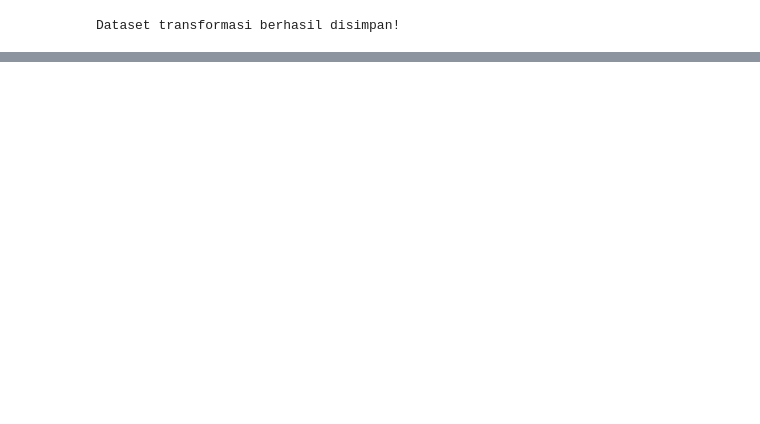
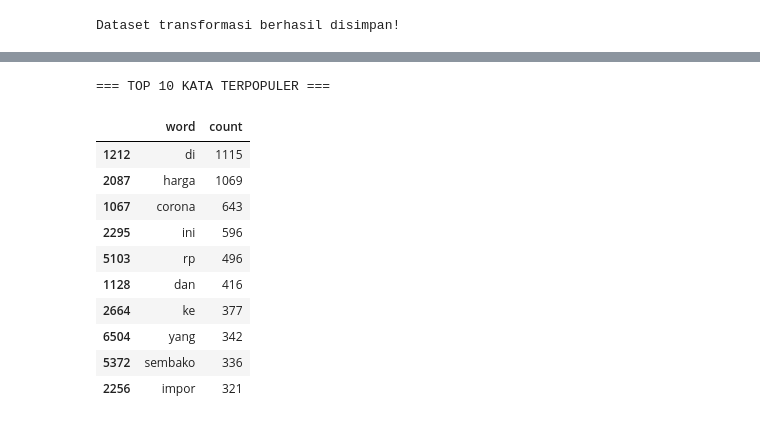
Before and after one commit to afllaabdi/tugas_NLP, a Jupyter notebook: Source_Code.ipynb, the cells around one changed output, grey strips where cells are left out. Drawn from its saved outputs; the diff is of its cells as text; code cells hidden in the pictures; blank space fills up the shorter version.

```diff
--- a/Source_Code.ipynb
+++ b/Source_Code.ipynb
@@ -250,0 +486,27 @@ Dataset transformasi berhasil disimpan!
+# %%
+# =========================
+# TOP WORDS (UNIGRAM)
+# =========================
+word_counts = bow_matrix.sum(axis=0).A1
+words = bow.get_feature_names_out()
+
+top_words_df = pd.DataFrame({
+    'word': words,
+    'count': word_counts
+}).sort_values(by='count', ascending=False)
+
+print("\n=== TOP 10 KATA TERPOPULER ===")
+display(top_words_df.head(10))
+# %% [output]
+=== TOP 10 KATA TERPOPULER ===
+|  | word | count |
+| 1212 | di | 1115 |
+| 2087 | harga | 1069 |
+| 1067 | corona | 643 |
+| 2295 | ini | 596 |
+| 5103 | rp | 496 |
+| 1128 | dan | 416 |
+| 2664 | ke | 377 |
+| 6504 | yang | 342 |
+| 5372 | sembako | 336 |
+| 2256 | impor | 321 |
```
Also changed, not shown: parts of 9 cells of this notebook.
